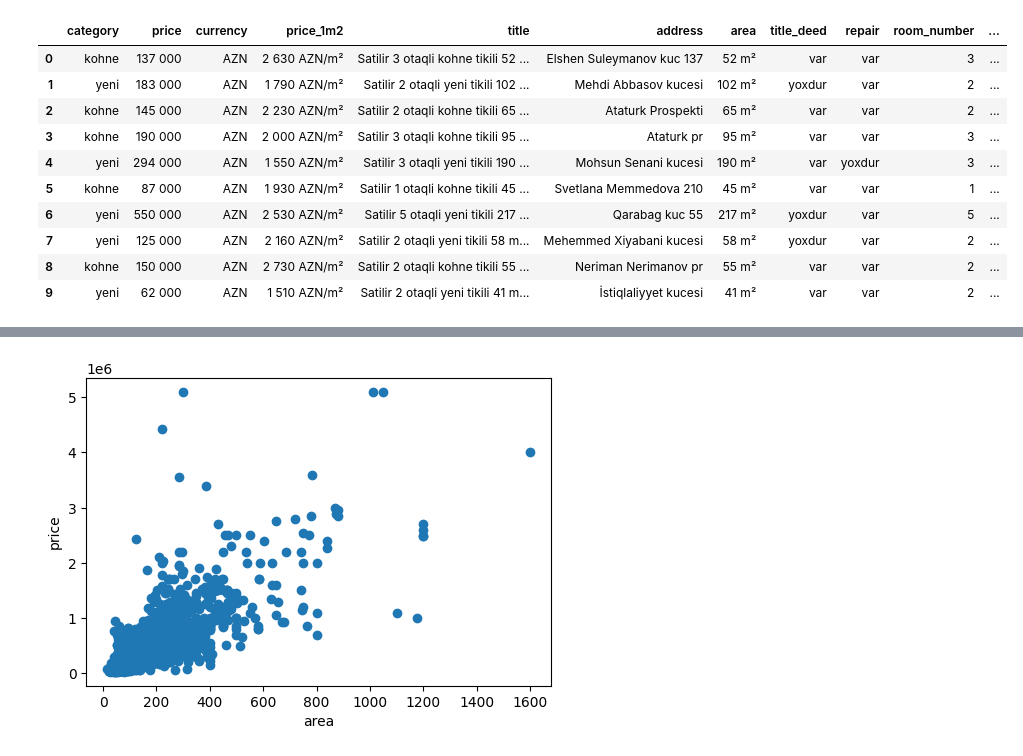
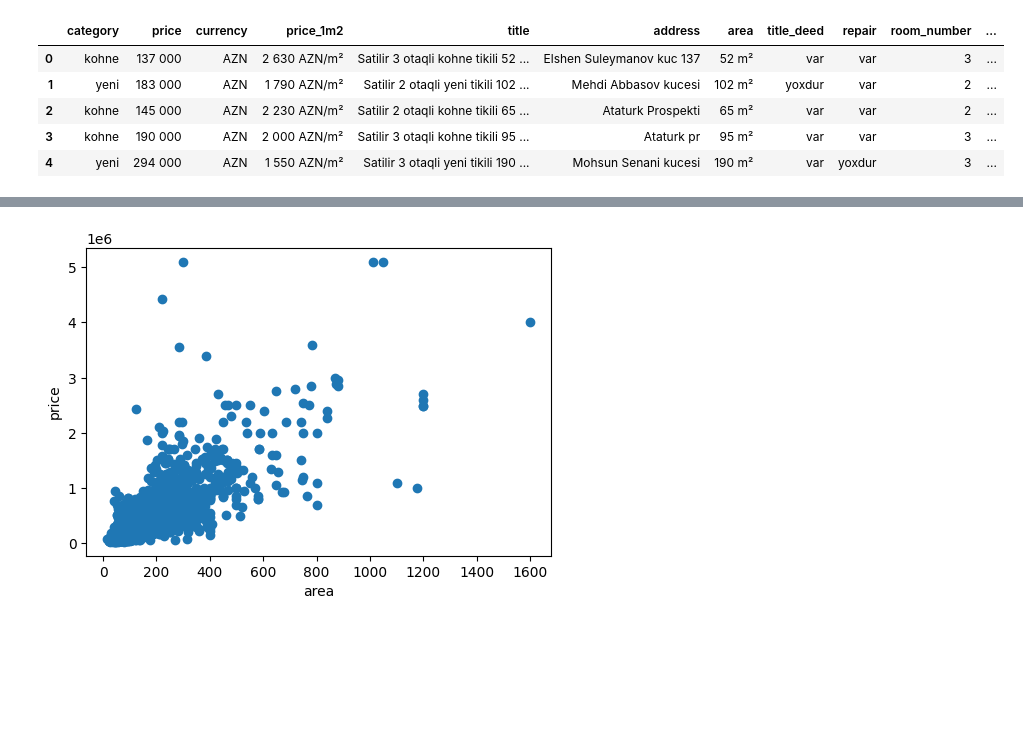
Before and after one commit to Yunis-Allahverdi/ML_Projects, a Jupyter notebook: baku_house_linear_1.ipynb, the cells around one changed output, grey strips where cells are left out. Cells and saved outputs as stored; diff of their text form; code cells hidden in the pictures; blank space fills up the shorter version.

```diff
--- a/baku_house_linear_1.ipynb
+++ b/baku_house_linear_1.ipynb
@@ -1,21 +1,17 @@
 # %%
 import pandas as pd
 import matplotlib.pyplot as plt
 from sklearn.model_selection import train_test_split
 from sklearn.linear_model import LinearRegression
+from sklearn.metrics import r2_score
 
-df = pd.read_excel('processed_file_new.xlsx')
+df = pd.read_excel('house_dataset_baku.xlsx')
 
-df.head(10)
+df.head(5)
 # %% [output]
 |  | category | price | currency | price_1m2 | title | address | area | title_deed | repair | room_number | ... |
 | 0 | kohne | 137 000 | AZN | 2 630 AZN/m² | Satilir 3 otaqli kohne tikili 52 ... | Elshen Suleymanov kuc 137 | 52 m² | var | var | 3 | ... |
 | 1 | yeni | 183 000 | AZN | 1 790 AZN/m² | Satilir 2 otaqli yeni tikili 102 ... | Mehdi Abbasov kucesi | 102 m² | yoxdur | var | 2 | ... |
 | 2 | kohne | 145 000 | AZN | 2 230 AZN/m² | Satilir 2 otaqli kohne tikili 65 ... | Ataturk Prospekti | 65 m² | var | var | 2 | ... |
 | 3 | kohne | 190 000 | AZN | 2 000 AZN/m² | Satilir 3 otaqli kohne tikili 95 ... | Ataturk pr | 95 m² | var | var | 3 | ... |
 | 4 | yeni | 294 000 | AZN | 1 550 AZN/m² | Satilir 3 otaqli yeni tikili 190 ... | Mohsun Senani kucesi | 190 m² | var | yoxdur | 3 | ... |
-| 5 | kohne | 87 000 | AZN | 1 930 AZN/m² | Satilir 1 otaqli kohne tikili 45 ... | Svetlana Memmedova 210 | 45 m² | var | var | 1 | ... |
-| 6 | yeni | 550 000 | AZN | 2 530 AZN/m² | Satilir 5 otaqli yeni tikili 217 ... | Qarabag kuc 55 | 217 m² | yoxdur | var | 5 | ... |
-| 7 | yeni | 125 000 | AZN | 2 160 AZN/m² | Satilir 2 otaqli yeni tikili 58 m... | Mehemmed Xiyabani kucesi | 58 m² | yoxdur | var | 2 | ... |
-| 8 | kohne | 150 000 | AZN | 2 730 AZN/m² | Satilir 2 otaqli kohne tikili 55 ... | Neriman Nerimanov pr | 55 m² | var | var | 2 | ... |
-| 9 | yeni | 62 000 | AZN | 1 510 AZN/m² | Satilir 2 otaqli yeni tikili 41 m... | İstiqlaliyyet kucesi | 41 m² | var | var | 2 | ... |
```
Also changed, not shown: parts of 20 cells of this notebook, 1 other file.
